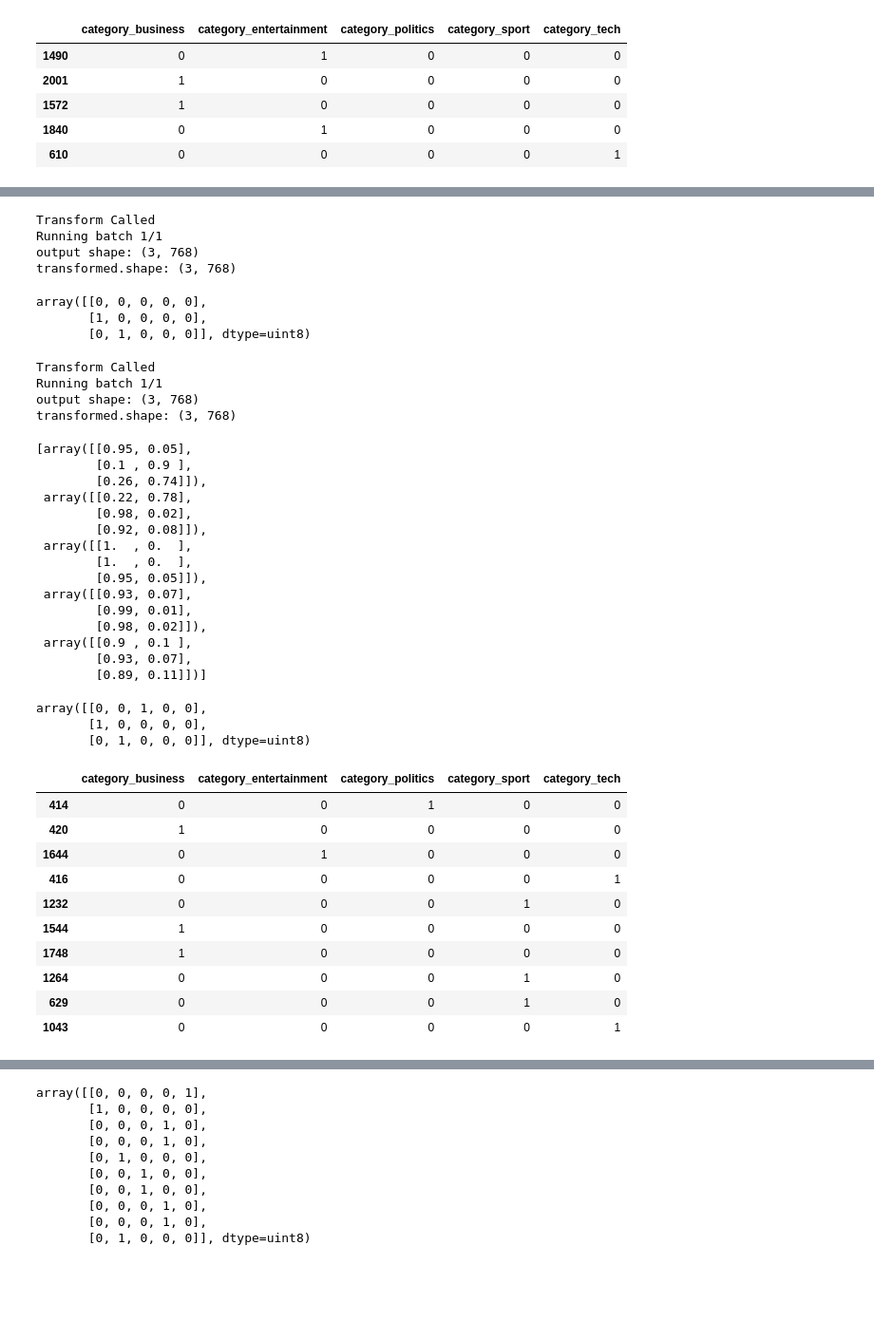
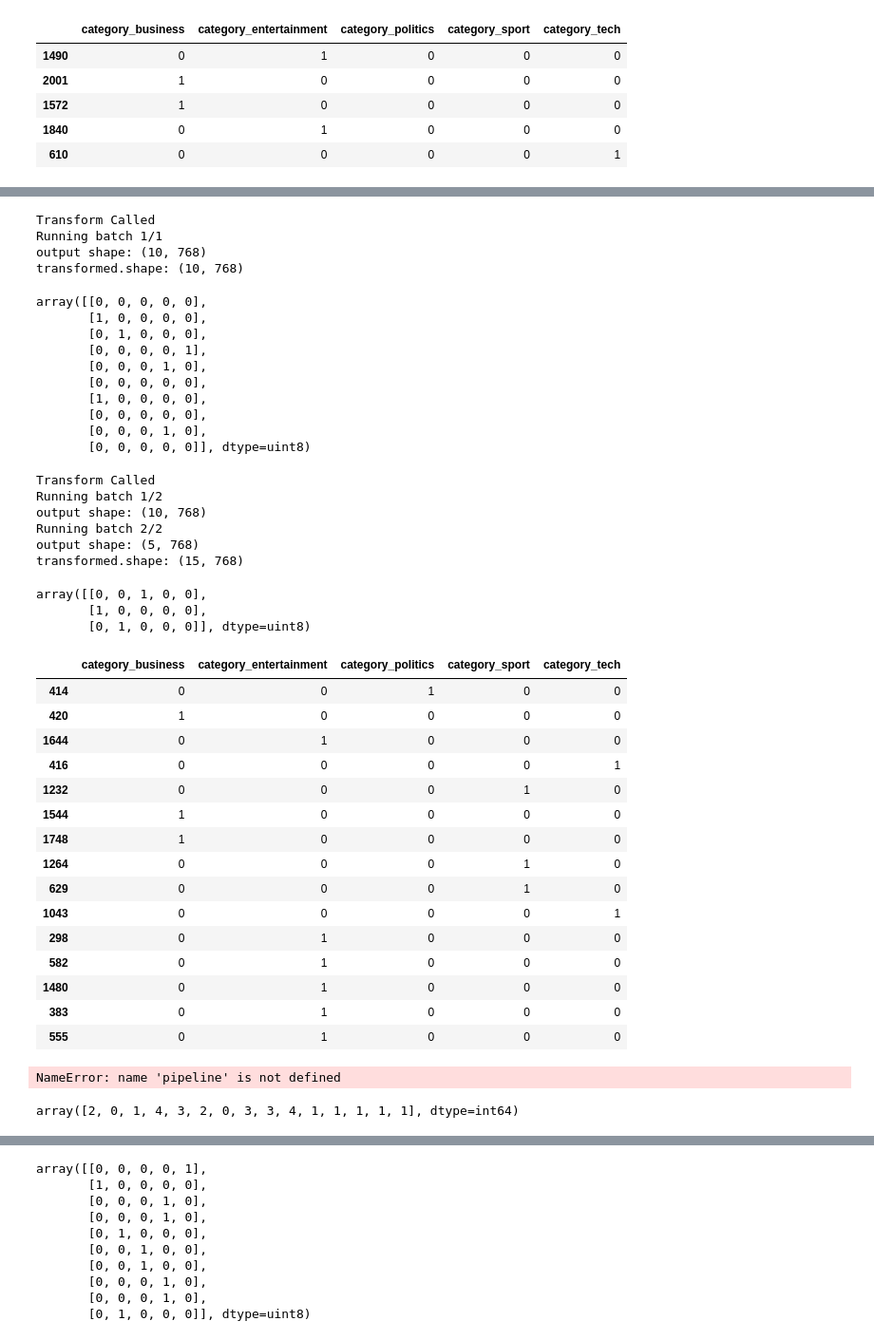
Before and after one commit to cerionXLII/NLP_BERT, a Jupyter notebook: src/Bert.ipynb, the cells around one changed output, grey strips where cells are left out. Shown: that part at 95% size. Cells and saved outputs as stored; diff of their text form; code cells hidden in the pictures; blank space fills up the shorter version.

```diff
--- a/src/Bert.ipynb
+++ b/src/Bert.ipynb
@@ -294,38 +197,29 @@ transformed.shape: (25, 768)
 # %%
-output.predict(X_test[:3])
+output.predict(X_test[:10])
 # %% [output]
 Transform Called
 Running batch 1/1
-output shape: (3, 768)
-transformed.shape: (3, 768)
+output shape: (10, 768)
+transformed.shape: (10, 768)
 array([[0, 0, 0, 0, 0],
        [1, 0, 0, 0, 0],
-       [0, 1, 0, 0, 0]], dtype=uint8)
+       [0, 1, 0, 0, 0],
+       [0, 0, 0, 0, 1],
+       [0, 0, 0, 1, 0],
+       [0, 0, 0, 0, 0],
+       [1, 0, 0, 0, 0],
+       [0, 0, 0, 0, 0],
+       [0, 0, 0, 1, 0],
+       [0, 0, 0, 0, 0]], dtype=uint8)
 # %%
-probs = output.predict_proba(X_test[:3])
+probs = output.predict_proba(X_test[:15])
 # %% [output]
 Transform Called
-Running batch 1/1
-output shape: (3, 768)
-transformed.shape: (3, 768)
+Running batch 1/2
+output shape: (10, 768)
+Running batch 2/2
+output shape: (5, 768)
+transformed.shape: (15, 768)
-# %%
-probs
-# %% [output]
-[array([[0.95, 0.05],
-        [0.1 , 0.9 ],
-        [0.26, 0.74]]),
- array([[0.22, 0.78],
-        [0.98, 0.02],
-        [0.92, 0.08]]),
- array([[1.  , 0.  ],
-        [1.  , 0.  ],
-        [0.95, 0.05]]),
- array([[0.93, 0.07],
-        [0.99, 0.01],
-        [0.98, 0.02]]),
- array([[0.9 , 0.1 ],
-        [0.93, 0.07],
-        [0.89, 0.11]])]
 # %%
 Y_test[:3].values
 # %% [output]
@@ -333,16 +227,21 @@ array([[0, 0, 1, 0, 0],
        [1, 0, 0, 0, 0],
        [0, 1, 0, 0, 0]], dtype=uint8)
 # %%
-Y_test[:10]
+Y_test[:15]
 # %% [output]
 |  | category_business | category_entertainment | category_politics | category_sport | category_tech |
 | 414 | 0 | 0 | 1 | 0 | 0 |
 | 420 | 1 | 0 | 0 | 0 | 0 |
 | 1644 | 0 | 1 | 0 | 0 | 0 |
 | 416 | 0 | 0 | 0 | 0 | 1 |
 | 1232 | 0 | 0 | 0 | 1 | 0 |
 | 1544 | 1 | 0 | 0 | 0 | 0 |
 | 1748 | 1 | 0 | 0 | 0 | 0 |
 | 1264 | 0 | 0 | 0 | 1 | 0 |
 | 629 | 0 | 0 | 0 | 1 | 0 |
 | 1043 | 0 | 0 | 0 | 0 | 1 |
+| 298 | 0 | 1 | 0 | 0 | 0 |
+| 582 | 0 | 1 | 0 | 0 | 0 |
+| 1480 | 0 | 1 | 0 | 0 | 0 |
+| 383 | 0 | 1 | 0 | 0 | 0 |
+| 555 | 0 | 1 | 0 | 0 | 0 |
@@ -349,2 +256,11 @@ Y_test[:10]
+# %%
+results = PredictClasses(pipeline, X_test[:15])
+results
+# %% [output]
+NameError: name 'pipeline' is not defined
+# %%
+results
+# %% [output]
+array([2, 0, 1, 4, 3, 2, 0, 3, 3, 4, 1, 1, 1, 1, 1], dtype=int64)
 # %%
 #Evaluate the model and print the accuracy
```
Also changed, not shown: parts of 28 cells of this notebook.
